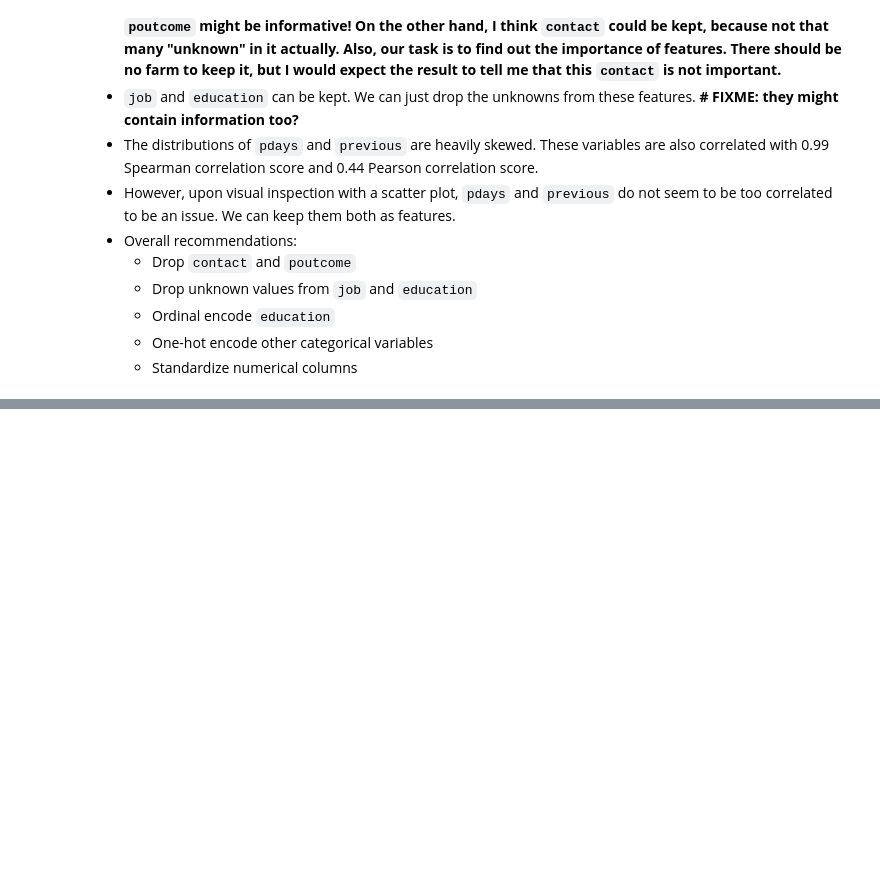
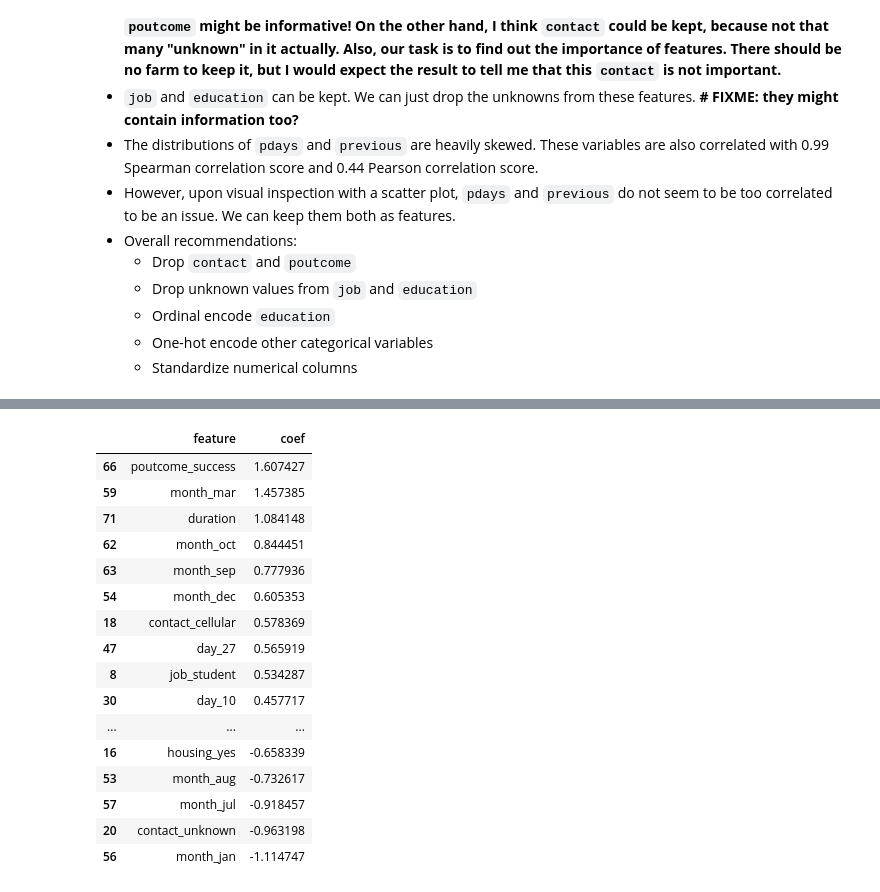
Before and after one commit to UBC-MDS/dsci522_group21, a Jupyter notebook: term_deposit_analysis.ipynb, the cells around one changed output, grey strips where cells are left out. Cells and saved outputs as stored; diff of their text form; code cells hidden in the pictures; blank space fills up the shorter version.

```diff
--- a/term_deposit_analysis.ipynb
+++ b/term_deposit_analysis.ipynb
@@ -175,0 +278,10 @@ col_transformer = make_column_transformer((OneHotEncoder(sparse_output=False, dr
+# %%
+categorical_cols = lr_pipe.named_steps['columntransformer'].named_transformers_['onehotencoder'].get_feature_names_out().tolist()
+ordinal_cols = lr_pipe.named_steps['columntransformer'].named_transformers_['ordinalencoder'].get_feature_names_out().tolist()
+numeric_cols = lr_pipe.named_steps['columntransformer'].named_transformers_['standardscaler'].get_feature_names_out().tolist()
+
+feature_importance = pd.DataFrame({
+    'feature': categorical_cols + ordinal_cols + numeric_cols,
+    'coef': lr_pipe.named_steps['logisticregression'].coef_[0].tolist()
+})
+feature_importance
@@ -175,0 +302,21 @@ col_transformer = make_column_transformer((OneHotEncoder(sparse_output=False, dr
+# %%
+pd.set_option('display.max_rows', 100)
+feature_importance.sort_values('coef', ascending=False)
+# %% [output]
+|  | feature | coef |
+| 66 | poutcome_success | 1.607427 |
+| 59 | month_mar | 1.457385 |
+| 71 | duration | 1.084148 |
+| 62 | month_oct | 0.844451 |
+| 63 | month_sep | 0.777936 |
+| 54 | month_dec | 0.605353 |
+| 18 | contact_cellular | 0.578369 |
+| 47 | day_27 | 0.565919 |
+| 8 | job_student | 0.534287 |
+| 30 | day_10 | 0.457717 |
+| ... | ... | ... |
+| 16 | housing_yes | -0.658339 |
+| 53 | month_aug | -0.732617 |
+| 57 | month_jul | -0.918457 |
+| 20 | contact_unknown | -0.963198 |
+| 56 | month_jan | -1.114747 |
```
Also changed, not shown: parts of 11 cells of this notebook.
